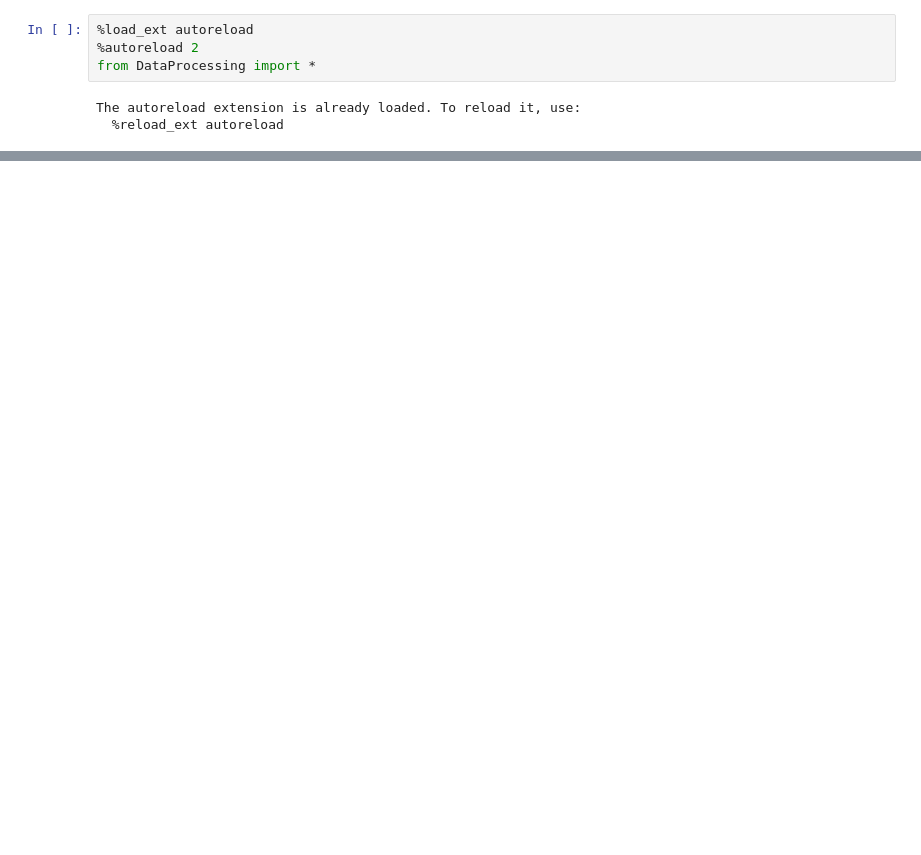
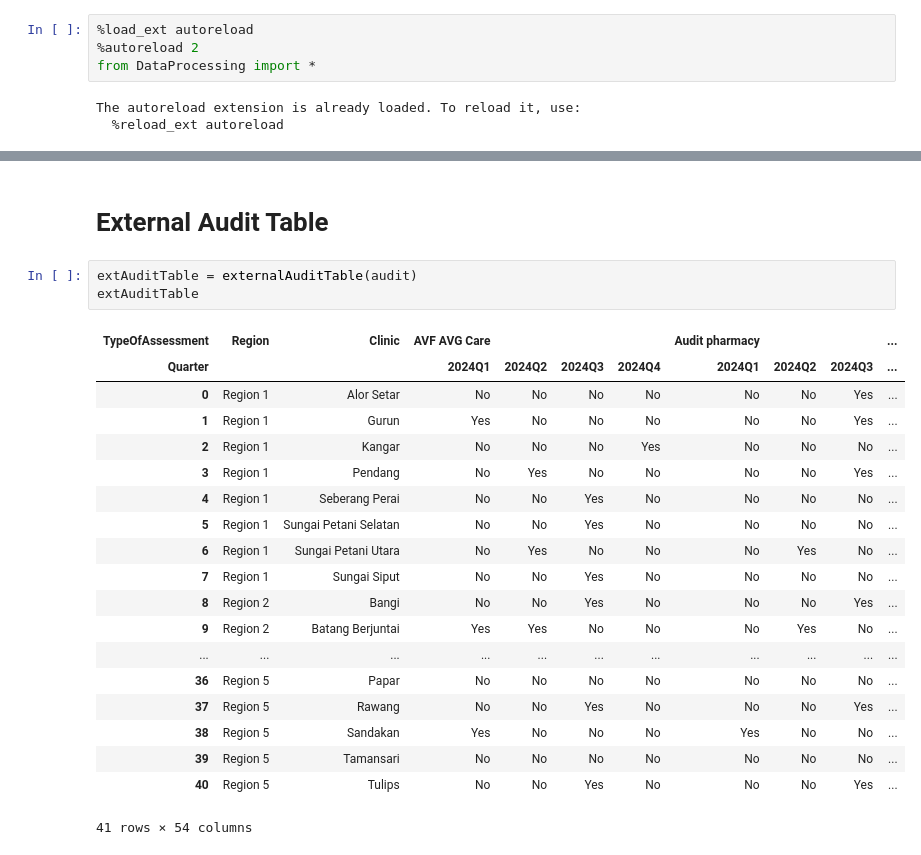
Before and after one commit to AshrafRafizaDaVita/Audit-Tracker, a Jupyter notebook: Audit-Tracker.ipynb, the cells around one changed output, grey strips where cells are left out. Saved outputs shown, nothing was run; the diff lists cells and outputs as text; blank space fills up the shorter version.

```diff
--- a/Audit-Tracker.ipynb
+++ b/Audit-Tracker.ipynb
@@ -86,0 +28,25 @@ quarter4ExternalData
+# %% [markdown]
+# External Audit Table
+# %%
+extAuditTable = externalAuditTable(audit)
+extAuditTable
+# %% [output]
+| TypeOfAssessment | Region | Clinic | AVF AVG Care |  |  |  | Audit pharmacy |  |  | ... |
+| Quarter |  |  | 2024Q1 | 2024Q2 | 2024Q3 | 2024Q4 | 2024Q1 | 2024Q2 | 2024Q3 | ... |
+| 0 | Region 1 | Alor Setar | No | No | No | No | No | No | Yes | ... |
+| 1 | Region 1 | Gurun | Yes | No | No | No | No | No | Yes | ... |
+| 2 | Region 1 | Kangar | No | No | No | Yes | No | No | No | ... |
+| 3 | Region 1 | Pendang | No | Yes | No | No | No | No | Yes | ... |
+| 4 | Region 1 | Seberang Perai | No | No | Yes | No | No | No | No | ... |
+| 5 | Region 1 | Sungai Petani Selatan | No | No | Yes | No | No | No | No | ... |
+| 6 | Region 1 | Sungai Petani Utara | No | Yes | No | No | No | Yes | No | ... |
+| 7 | Region 1 | Sungai Siput | No | No | Yes | No | No | No | No | ... |
+| 8 | Region 2 | Bangi | No | No | Yes | No | No | No | Yes | ... |
+| 9 | Region 2 | Batang Berjuntai | Yes | Yes | No | No | No | Yes | No | ... |
+| ... | ... | ... | ... | ... | ... | ... | ... | ... | ... | ... |
+| 36 | Region 5 | Papar | No | No | No | No | No | No | No | ... |
+| 37 | Region 5 | Rawang | No | No | Yes | No | No | No | Yes | ... |
+| 38 | Region 5 | Sandakan | Yes | No | No | No | Yes | No | No | ... |
+| 39 | Region 5 | Tamansari | No | No | No | No | No | No | No | ... |
+| 40 | Region 5 | Tulips | No | No | Yes | No | No | No | Yes | ... |
+41 rows × 54 columns
```
Also changed, not shown: parts of 6 cells of this notebook, 1 other file.
